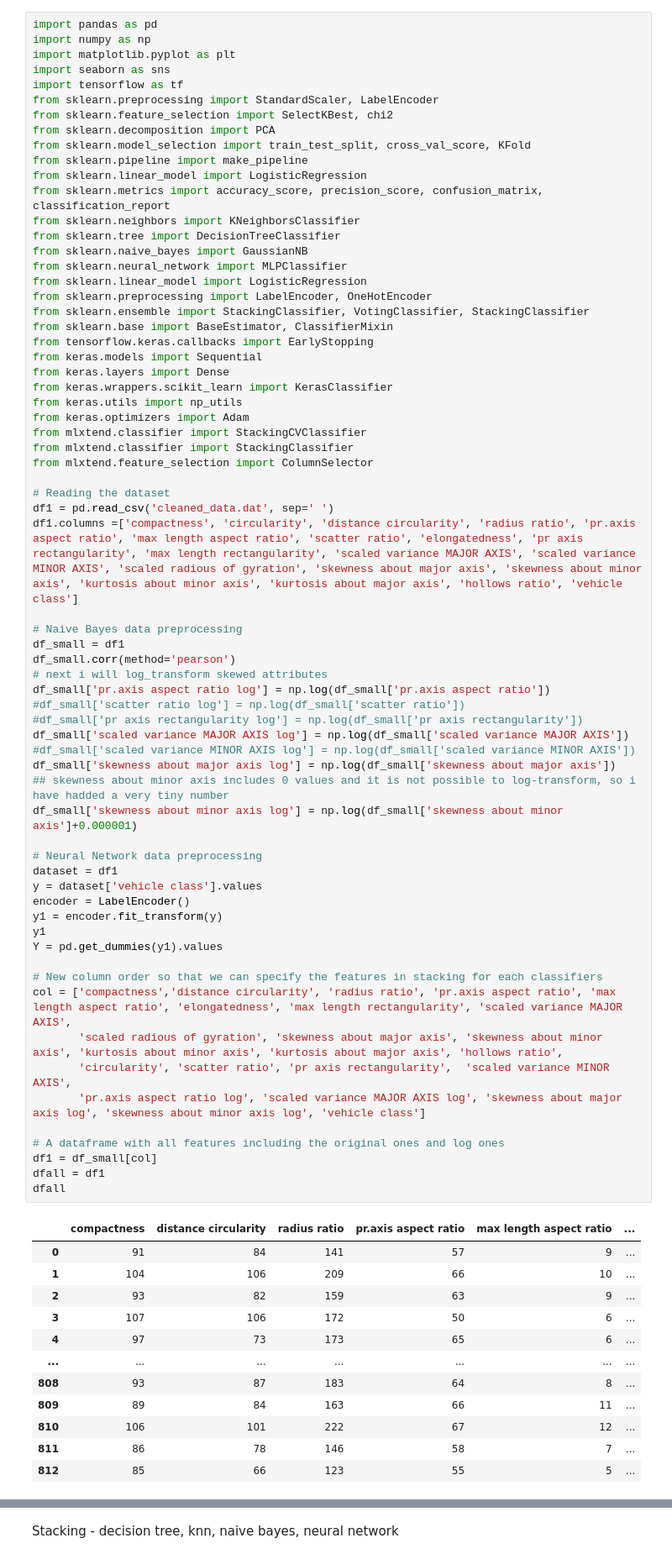
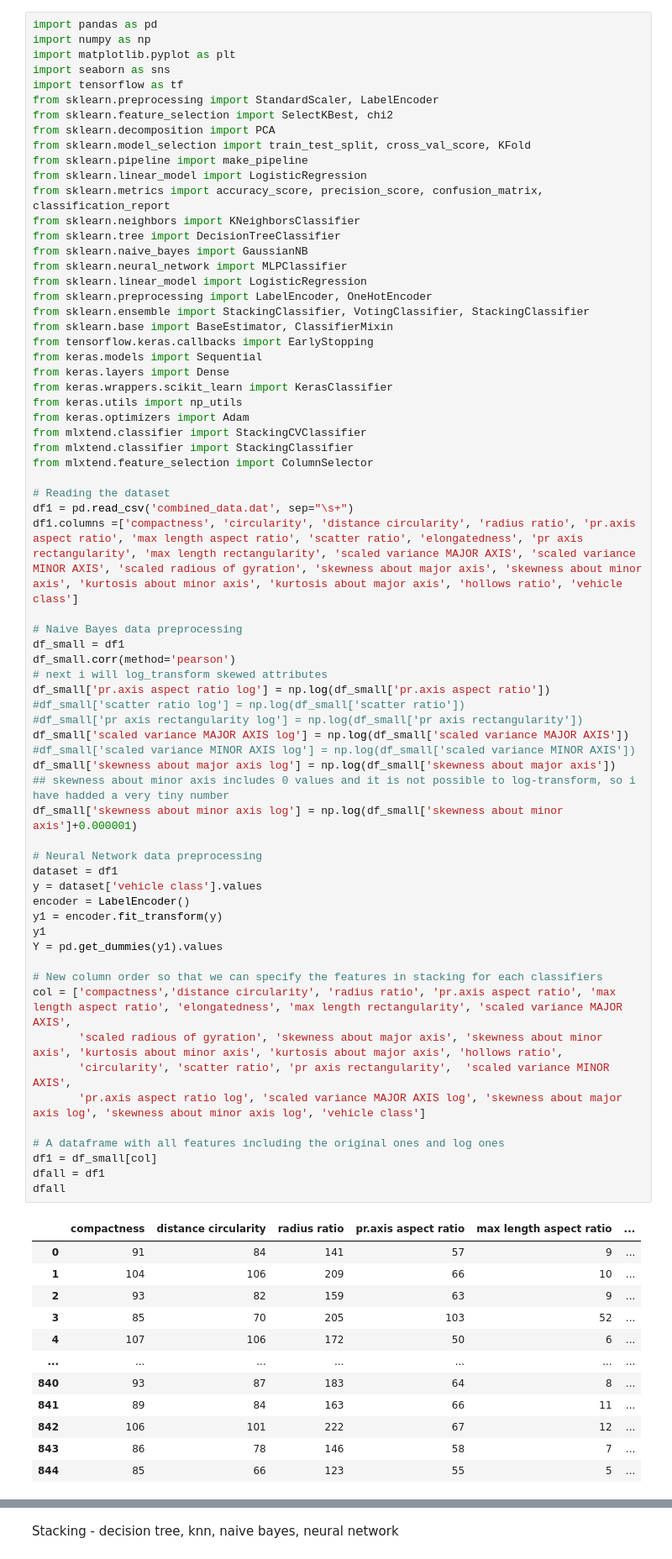
Before and after one commit to gagankumarba/MachineLearningProject, a Jupyter notebook: Model ensembles.ipynb, the cells around one changed output, grey strips where cells are left out. Shown at 84% size. Drawn from its saved outputs; the diff is of its cells as text.

```diff
--- a/Model ensembles.ipynb
+++ b/Model ensembles.ipynb
@@ -30,7 +30,7 @@ from mlxtend.classifier import StackingClassifier
 from mlxtend.feature_selection import ColumnSelector
 
 # Reading the dataset
-df1 = pd.read_csv('cleaned_data.dat', sep=' ')
+df1 = pd.read_csv('combined_data.dat', sep="\s+")
 df1.columns =['compactness', 'circularity', 'distance circularity', 'radius ratio', 'pr.axis aspect ratio', 'max length aspect ratio', 'scatter ratio', 'elongatedness', 'pr axis rectangularity', 'max length rectangularity', 'scaled variance MAJOR AXIS', 'scaled variance MINOR AXIS', 'scaled radious of gyration', 'skewness about major axis', 'skewness about minor axis', 'kurtosis about minor axis', 'kurtosis about major axis', 'hollows ratio', 'vehicle class']
 
 # Naive Bayes data preprocessing
@@ -42,38 +42,38 @@ df_small['pr.axis aspect ratio log'] = np.log(df_small['pr.axis aspect ratio'])
 #df_small['pr axis rectangularity log'] = np.log(df_small['pr axis rectangularity'])
 df_small['scaled variance MAJOR AXIS log'] = np.log(df_small['scaled variance MAJOR AXIS'])
 #df_small['scaled variance MINOR AXIS log'] = np.log(df_small['scaled variance MINOR AXIS'])
 df_small['skewness about major axis log'] = np.log(df_small['skewness about major axis'])
 ## skewness about minor axis includes 0 values and it is not possible to log-transform, so i have hadded a very tiny number
 df_small['skewness about minor axis log'] = np.log(df_small['skewness about minor axis']+0.000001)
 
 # Neural Network data preprocessing
 dataset = df1
 y = dataset['vehicle class'].values
 encoder = LabelEncoder()
 y1 = encoder.fit_transform(y)
 y1
 Y = pd.get_dummies(y1).values
 
 # New column order so that we can specify the features in stacking for each classifiers
 col = ['compactness','distance circularity', 'radius ratio', 'pr.axis aspect ratio', 'max length aspect ratio', 'elongatedness', 'max length rectangularity', 'scaled variance MAJOR AXIS',
        'scaled radious of gyration', 'skewness about major axis', 'skewness about minor axis', 'kurtosis about minor axis', 'kurtosis about major axis', 'hollows ratio',
        'circularity', 'scatter ratio', 'pr axis rectangularity',  'scaled variance MINOR AXIS',
        'pr.axis aspect ratio log', 'scaled variance MAJOR AXIS log', 'skewness about major axis log', 'skewness about minor axis log', 'vehicle class']
 
 # A dataframe with all features including the original ones and log ones
 df1 = df_small[col]
 dfall = df1
 dfall
 # %% [output]
 |  | compactness | distance circularity | radius ratio | pr.axis aspect ratio | max length aspect ratio | ... |
 | 0 | 91 | 84 | 141 | 57 | 9 | ... |
 | 1 | 104 | 106 | 209 | 66 | 10 | ... |
 | 2 | 93 | 82 | 159 | 63 | 9 | ... |
-| 3 | 107 | 106 | 172 | 50 | 6 | ... |
-| 4 | 97 | 73 | 173 | 65 | 6 | ... |
+| 3 | 85 | 70 | 205 | 103 | 52 | ... |
+| 4 | 107 | 106 | 172 | 50 | 6 | ... |
 | ... | ... | ... | ... | ... | ... | ... |
-| 808 | 93 | 87 | 183 | 64 | 8 | ... |
-| 809 | 89 | 84 | 163 | 66 | 11 | ... |
-| 810 | 106 | 101 | 222 | 67 | 12 | ... |
-| 811 | 86 | 78 | 146 | 58 | 7 | ... |
-| 812 | 85 | 66 | 123 | 55 | 5 | ... |
+| 840 | 93 | 87 | 183 | 64 | 8 | ... |
+| 841 | 89 | 84 | 163 | 66 | 11 | ... |
+| 842 | 106 | 101 | 222 | 67 | 12 | ... |
+| 843 | 86 | 78 | 146 | 58 | 7 | ... |
+| 844 | 85 | 66 | 123 | 55 | 5 | ... |
```
Also changed, not shown: parts of 7 cells of this notebook, 6 other files.
